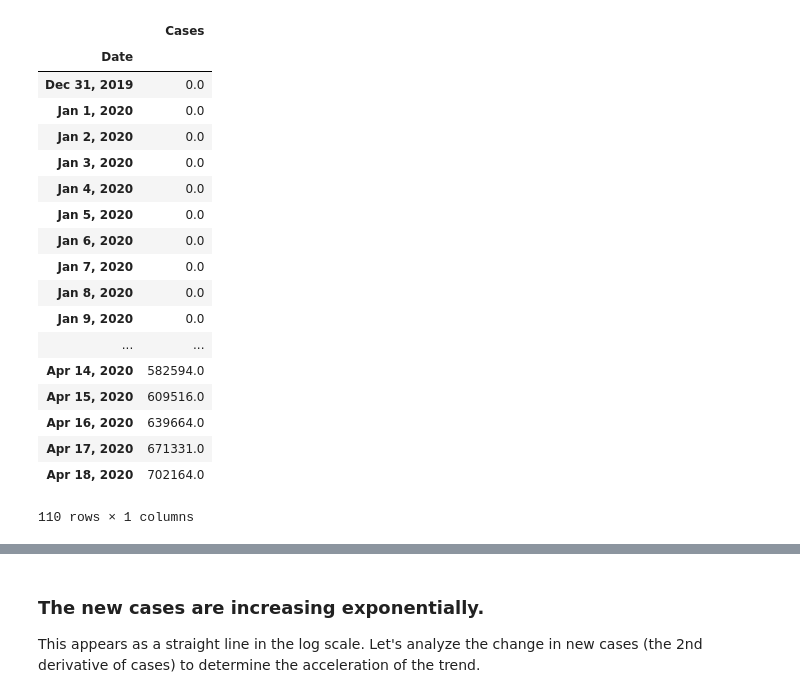
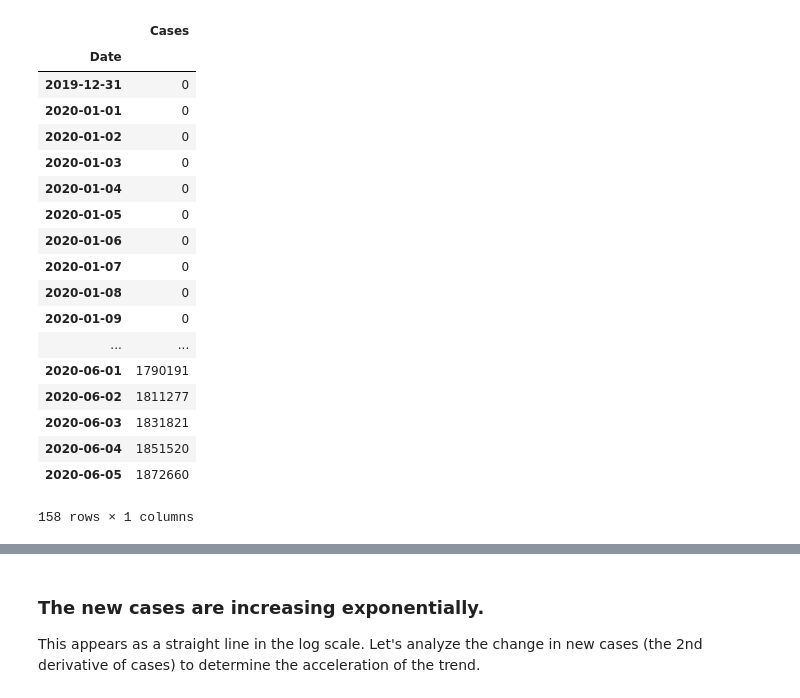
Before and after one commit to snives/Covid19, a Jupyter notebook: Covid19.ipynb, the cells around one changed output, grey strips where cells are left out. Cells and saved outputs as stored; diff of their text form; code cells hidden in the pictures.

```diff
--- a/Covid19.ipynb
+++ b/Covid19.ipynb
@@ -13,4 +13,4 @@ import pandas as pd
 import matplotlib
 import matplotlib.pyplot as plt
 # %%
-data = pd.read_csv("covid-confirmed-cases-since-100th-case.csv")
+data = pd.read_csv("owid-covid-data.csv")
@@ -17,26 +38,27 @@ data = pd.read_csv("covid-confirmed-cases-since-100th-case.csv")
 # %%
-us = data[data['Code']=='USA'][['Date','Cases']]
+us = data[data['iso_code']=='USA'][['date','total_cases']]
+us = us.rename(columns={"date": "Date", "total_cases": "Cases"})
 us.set_index('Date')
 # %% [output]
 |  | Cases |
 | Date |  |
-| Dec 31, 2019 | 0.0 |
-| Jan 1, 2020 | 0.0 |
-| Jan 2, 2020 | 0.0 |
-| Jan 3, 2020 | 0.0 |
-| Jan 4, 2020 | 0.0 |
-| Jan 5, 2020 | 0.0 |
-| Jan 6, 2020 | 0.0 |
-| Jan 7, 2020 | 0.0 |
-| Jan 8, 2020 | 0.0 |
-| Jan 9, 2020 | 0.0 |
+| 2019-12-31 | 0 |
+| 2020-01-01 | 0 |
+| 2020-01-02 | 0 |
+| 2020-01-03 | 0 |
+| 2020-01-04 | 0 |
+| 2020-01-05 | 0 |
+| 2020-01-06 | 0 |
+| 2020-01-07 | 0 |
+| 2020-01-08 | 0 |
+| 2020-01-09 | 0 |
 | ... | ... |
-| Apr 14, 2020 | 582594.0 |
-| Apr 15, 2020 | 609516.0 |
-| Apr 16, 2020 | 639664.0 |
-| Apr 17, 2020 | 671331.0 |
-| Apr 18, 2020 | 702164.0 |
+| 2020-06-01 | 1790191 |
+| 2020-06-02 | 1811277 |
+| 2020-06-03 | 1831821 |
+| 2020-06-04 | 1851520 |
+| 2020-06-05 | 1872660 |
-110 rows × 1 columns
+158 rows × 1 columns
 # %%
 fig, axes = plt.subplots(1,2, figsize=(12,4))
 us.plot(ax=axes[0], x='Date',y='Cases')
```
Also changed, not shown: parts of 6 cells of this notebook, 2 other files.
